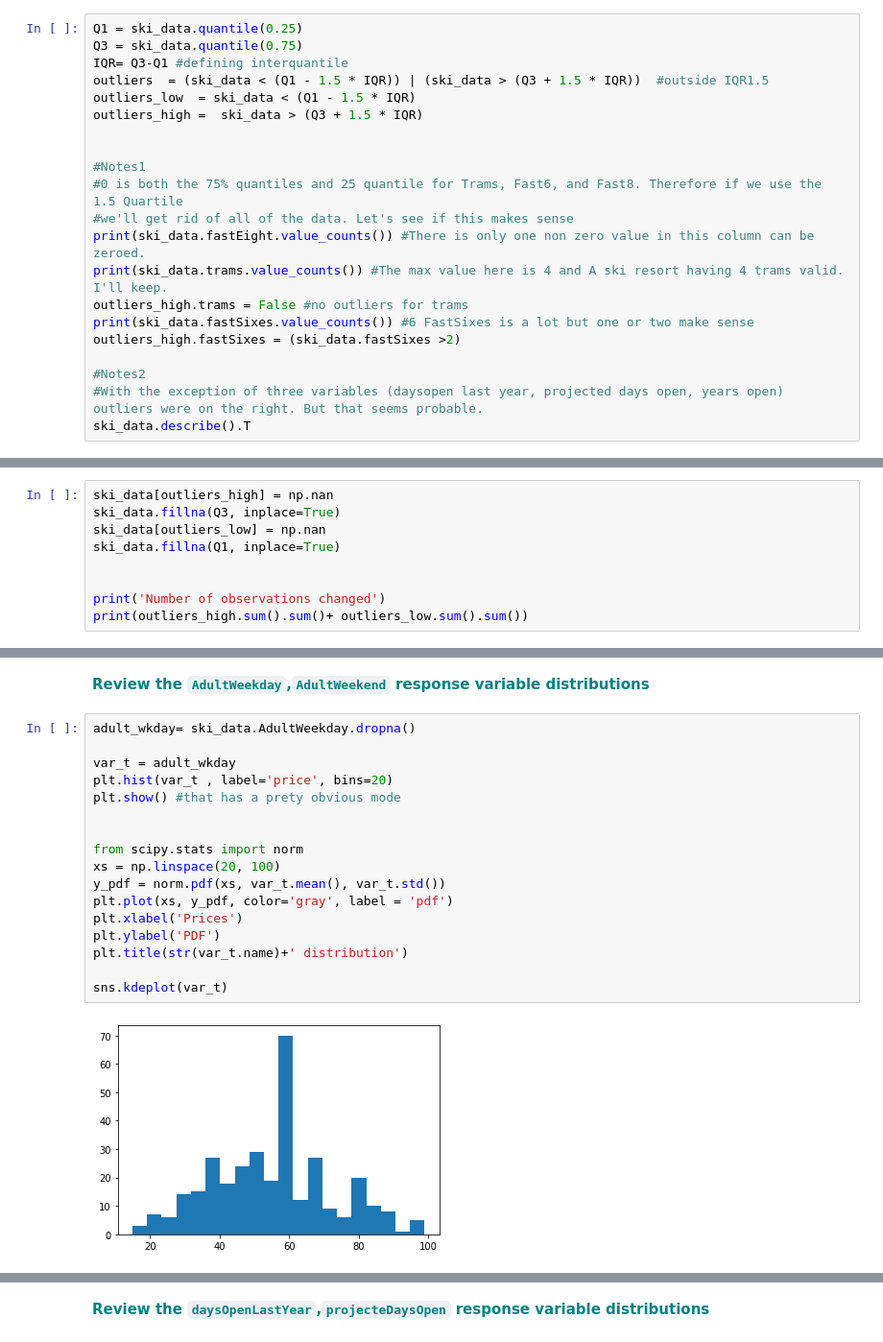
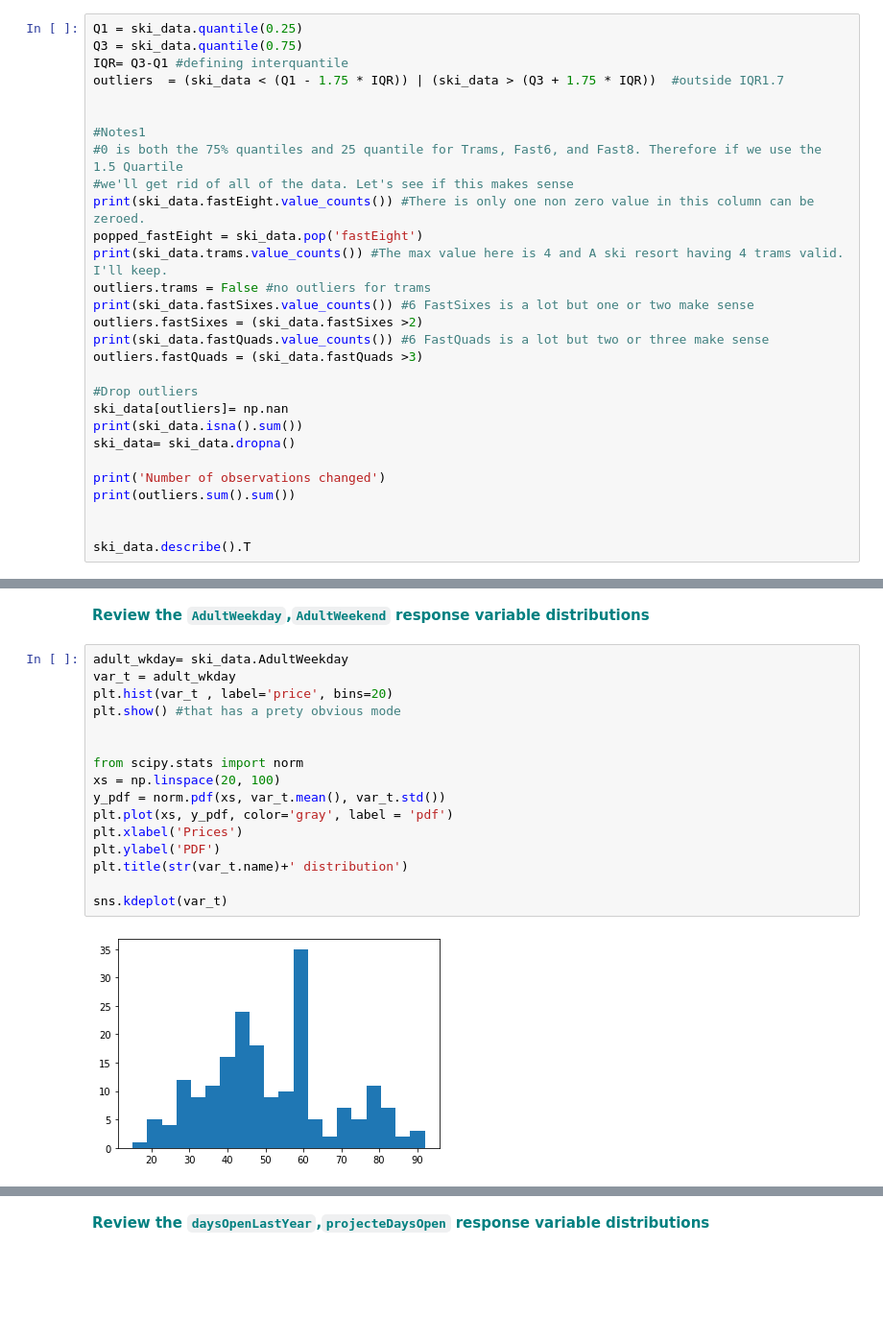
Before and after one commit to ShrutikaSankar/Springboard, a Jupyter notebook: GuidedCapstone/DataWrangling/Notebook_stepthree.ipynb, the cells around one changed output, grey strips where cells are left out. Shown at 96% size. Cells and saved outputs as stored; diff of their text form; blank space fills up the shorter version.

Commit message:
Add files via upload
dropping outliers instead of replacing outliers
add another correlation matrix

```diff
--- a/GuidedCapstone/DataWrangling/Notebook_stepthree.ipynb
+++ b/GuidedCapstone/DataWrangling/Notebook_stepthree.ipynb
@@ -212,22 +212,30 @@ One method for outlier analysis is extreme value analysis using a box
 Q1 = ski_data.quantile(0.25)
 Q3 = ski_data.quantile(0.75)
 IQR= Q3-Q1 #defining interquantile
-outliers  = (ski_data < (Q1 - 1.5 * IQR)) | (ski_data > (Q3 + 1.5 * IQR))  #outside IQR1.5
-outliers_low  = ski_data < (Q1 - 1.5 * IQR)
-outliers_high =  ski_data > (Q3 + 1.5 * IQR)
+outliers  = (ski_data < (Q1 - 1.75 * IQR)) | (ski_data > (Q3 + 1.75 * IQR))  #outside IQR1.7
 
 
 #Notes1
 #0 is both the 75% quantiles and 25 quantile for Trams, Fast6, and Fast8. Therefore if we use the 1.5 Quartile
 #we'll get rid of all of the data. Let's see if this makes sense
 print(ski_data.fastEight.value_counts()) #There is only one non zero value in this column can be zeroed.
+popped_fastEight = ski_data.pop('fastEight')
 print(ski_data.trams.value_counts()) #The max value here is 4 and A ski resort having 4 trams valid. I'll keep.
-outliers_high.trams = False #no outliers for trams
+outliers.trams = False #no outliers for trams
 print(ski_data.fastSixes.value_counts()) #6 FastSixes is a lot but one or two make sense
-outliers_high.fastSixes = (ski_data.fastSixes >2)
+outliers.fastSixes = (ski_data.fastSixes >2)
+print(ski_data.fastQuads.value_counts()) #6 FastQuads is a lot but two or three make sense
+outliers.fastQuads = (ski_data.fastQuads >3)
 
-#Notes2
-#With the exception of three variables (daysopen last year, projected days open, years open) outliers were on the right. But that seems probable.
+#Drop outliers
+ski_data[outliers]= np.nan
+print(ski_data.isna().sum())
+ski_data= ski_data.dropna()
+
+print('Number of observations changed')
+print(outliers.sum().sum())
+
+
 ski_data.describe().T
 # %% [output]
 0.0    329
@@ -267,9 +274,0 @@ Name: fastSixes, dtype: int64
-# %%
-ski_data[outliers_high] = np.nan
-ski_data.fillna(Q3, inplace=True)
-ski_data[outliers_low] = np.nan
-ski_data.fillna(Q1, inplace=True)
-
-
-print('Number of observations changed')
-print(outliers_high.sum().sum()+ outliers_low.sum().sum())
@@ -281,22 +277,21 @@ There are many possible response variables you could have identified during Step
 # %% [markdown]
 <font color='teal'>**Review the `AdultWeekday`,`AdultWeekend` response variable distributions**</font>
 # %%
-adult_wkday= ski_data.AdultWeekday.dropna()
-
+adult_wkday= ski_data.AdultWeekday
 var_t = adult_wkday
 plt.hist(var_t , label='price', bins=20)
 plt.show() #that has a prety obvious mode
 
 
 from scipy.stats import norm
 xs = np.linspace(20, 100)
 y_pdf = norm.pdf(xs, var_t.mean(), var_t.std())
 plt.plot(xs, y_pdf, color='gray', label = 'pdf')
 plt.xlabel('Prices')
 plt.ylabel('PDF')
 plt.title(str(var_t.name)+' distribution')
 
 sns.kdeplot(var_t)
 # %% [output]
-[figure, old version]
+[figure, new version]
 <matplotlib.axes._subplots.AxesSubplot at 0x...>
```
Also changed, not shown: parts of 17 cells of this notebook.
